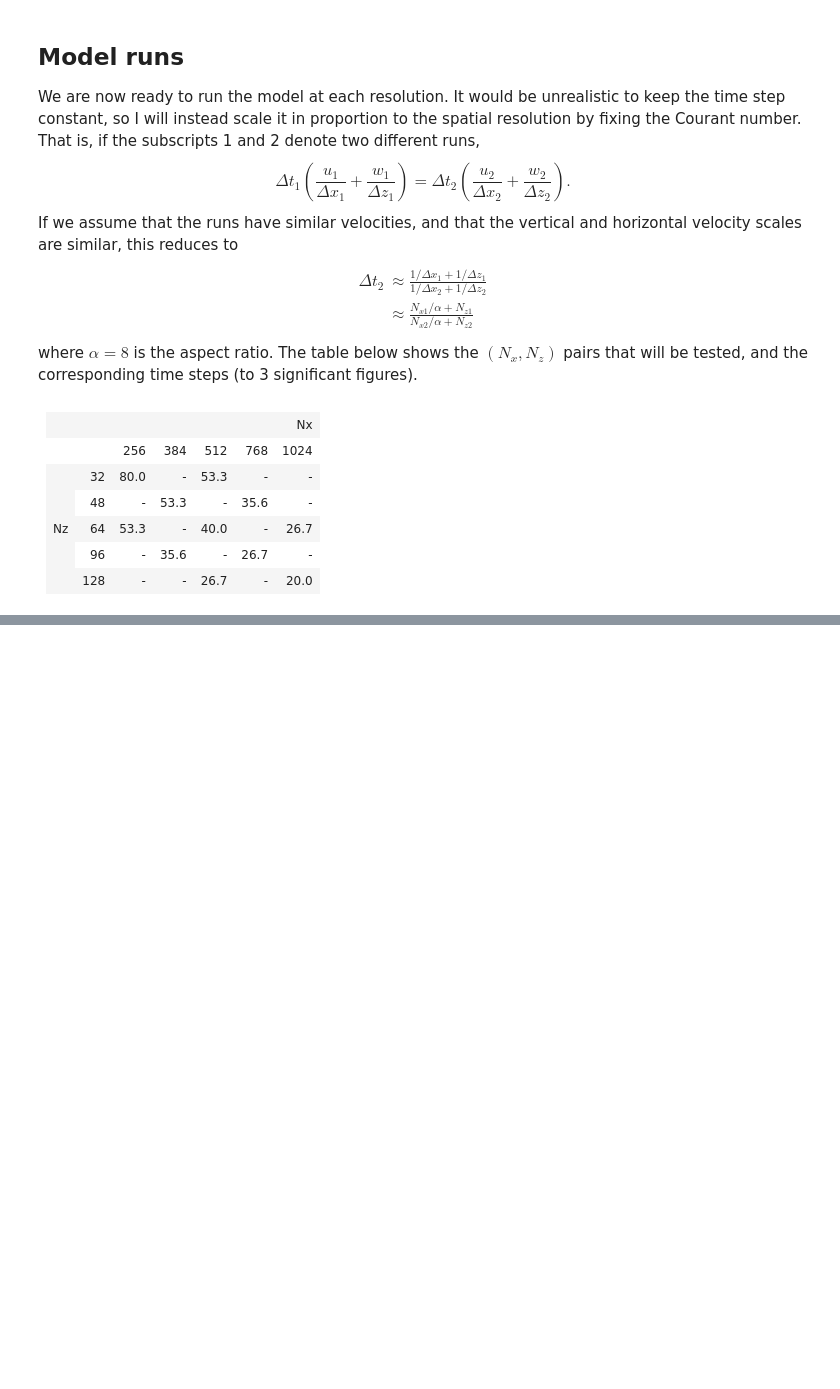
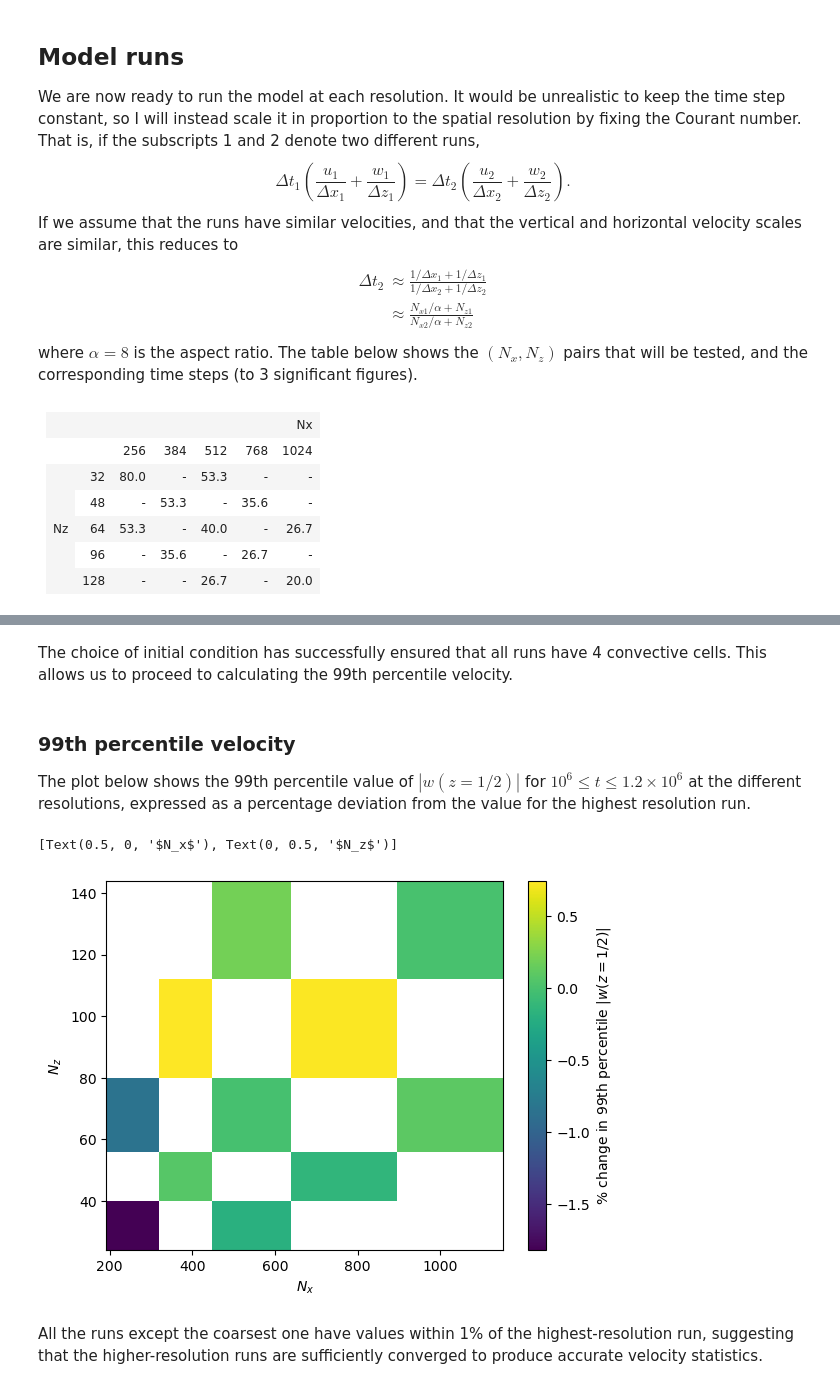
Before and after one commit to tschanzer/honours-project, a Jupyter notebook: notebooks/resolution_tests_newinit.ipynb, the cells around one changed output, grey strips where cells are left out. Cells and saved outputs as stored; diff of their text form; code cells hidden in the pictures; blank space fills up the shorter version.

Commit message:
Add results of new resolution tests

```diff
--- a/notebooks/resolution_tests_newinit.ipynb
+++ b/notebooks/resolution_tests_newinit.ipynb
@@ -244,16 +241,0 @@ where $\alpha = 8$ is the aspect ratio. The table below shows the $(N_x, N_z)$ p
-# %%
-def w_99(nx, nz):
-    files = glob.glob(
-        f'../data/restest_{nx:d}_{nz:d}/restest_{nx:d}_{nz:d}_s*.nc')
-    if len(files) == 0:
-        return np.nan
-    data = xr.open_mfdataset(files)
-    w_sample = data.w[data.t >= 1e6].interp(z=0.5)
-    return np.abs(w_sample).quantile(0.99)
-
-nx = [256, 384, 512, 768, 1024]
-nz = [32, 48, 64, 96, 128]
-nx = xr.DataArray(nx, coords=[nx], dims=['nx'])
-nz = xr.DataArray(nz, coords=[nz], dims=['nz'])
-
-percentiles = xr.apply_ufunc(w_99, nx, nz, vectorize=True)
@@ -321,0 +266,36 @@ ax.set(xlabel='$N_x$', ylabel='$N_z$')
+# %% [markdown]
+The choice of initial condition has successfully ensured that all runs have 4 convective cells. This allows us to proceed to calculating the 99th percentile velocity.
+# %% [markdown]
+### 99th percentile velocity
+The plot below shows the 99th percentile value of $|w(z=1/2)|$ for $10^6 \leq t \leq 1.2 \times 10^6$ at the different resolutions, expressed as a percentage deviation from the value for the highest resolution run.
+# %%
+def w_99(nx, nz):
+    files = glob.glob(
+        f'../data/restest_newinit_{nx:d}_{nz:d}'
+        f'/restest_newinit_{nx:d}_{nz:d}_s*.nc')
+    if len(files) == 0:
+        return np.nan
+    data = xr.open_mfdataset(files)
+    w_sample = data.w[(data.t >= 1e6) & (data.t <= 1.2e6)].interp(z=0.5)
+    return np.abs(w_sample).chunk(dict(t=-1)).quantile(0.99)
+
+nx = [256, 384, 512, 768, 1024]
+nz = [32, 48, 64, 96, 128]
+nx = xr.DataArray(nx, coords=[nx], dims=['nx'])
+nz = xr.DataArray(nz, coords=[nz], dims=['nz'])
+
+percentiles = xr.apply_ufunc(w_99, nx, nz, vectorize=True)
+# %%
+fig, ax = plt.subplots()
+mesh = ax.pcolormesh(
+    percentiles.nx, percentiles.nz,
+    (percentiles.T/percentiles.sel(nx=1024, nz=128) - 1)*1e2
+)
+fig.colorbar(
+    mesh, ax=ax, label='% change in 99th percentile $|w(z=1/2)|$')
+ax.set(xlabel='$N_x$', ylabel='$N_z$')
+# %% [output]
+[Text(0.5, 0, '$N_x$'), Text(0, 0.5, '$N_z$')]
+[figure, added]
+# %% [markdown]
+All the runs except the coarsest one have values within 1% of the highest-resolution run, suggesting that the higher-resolution runs are sufficiently converged to produce accurate velocity statistics.
```
Also changed, not shown: parts of 9 cells of this notebook.
